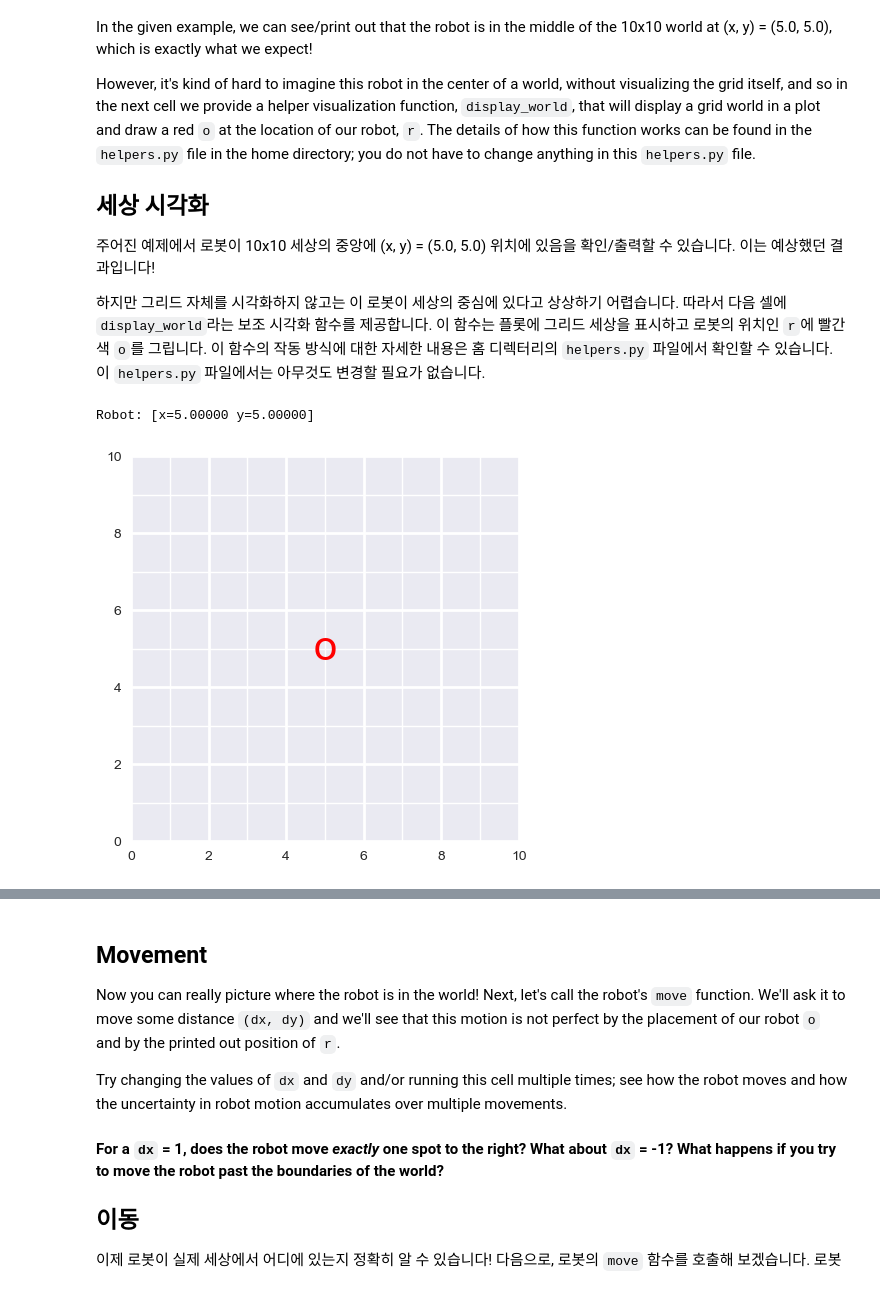
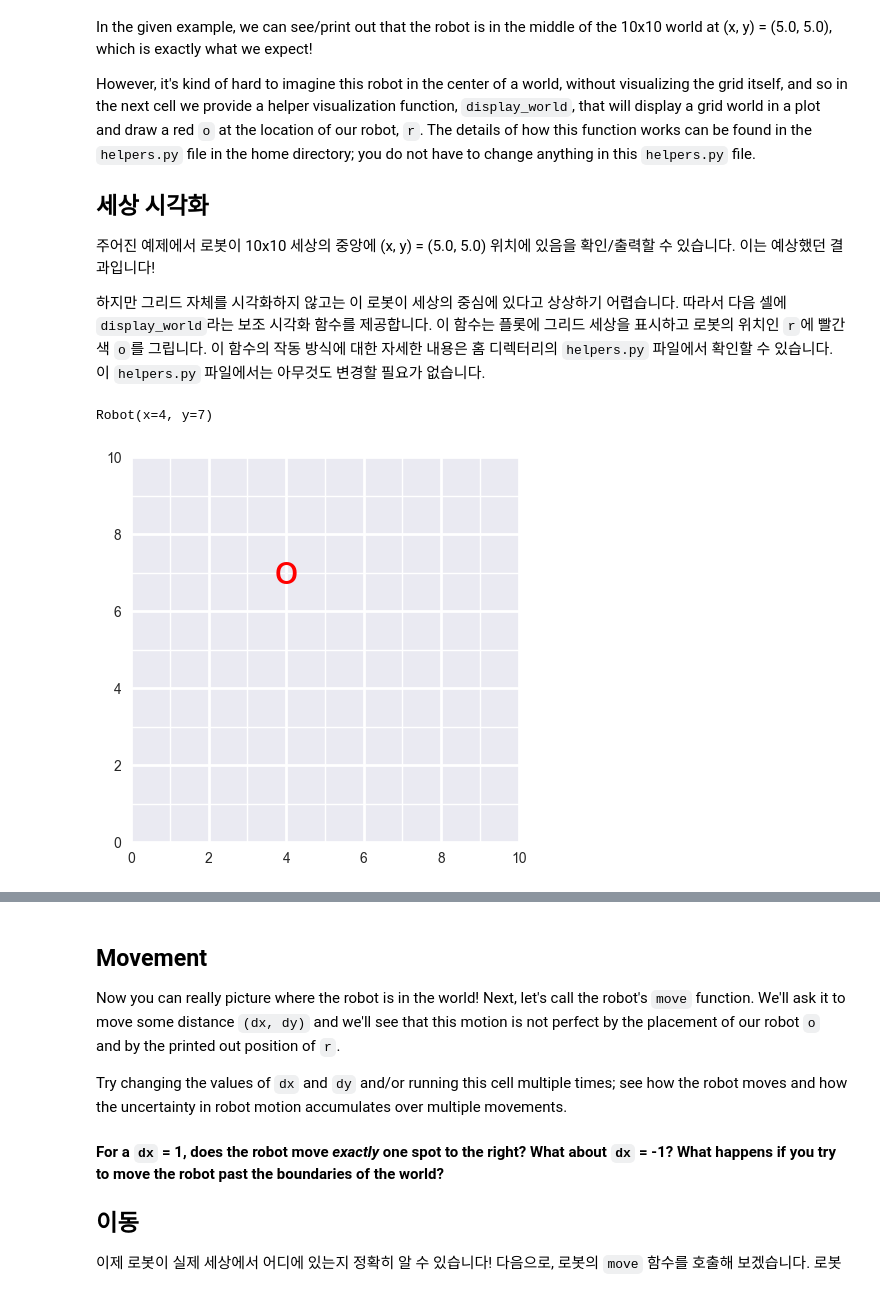
Before and after one commit to aaronkr-classroom/7-graph-slam-hongsw6534, a Jupyter notebook: P3_Implement_SLAM-master/1. Robot Moving and Sensing.ipynb, the cells around one changed output, grey strips where cells are left out. Drawn from its saved outputs; the diff is of its cells as text; code cells hidden in the pictures.

```diff
--- a/P3_Implement_SLAM-master/1. Robot Moving and Sensing.ipynb
+++ b/P3_Implement_SLAM-master/1. Robot Moving and Sensing.ipynb
@@ -164,16 +181,30 @@ However, it's kind of hard to imagine this robot in the center of a world, witho
 주어진 예제에서 로봇이 10x10 세상의 중앙에 (x, y) = (5.0, 5.0) 위치에 있음을 확인/출력할 수 있습니다. 이는 예상했던 결과입니다!
 
 하지만 그리드 자체를 시각화하지 않고는 이 로봇이 세상의 중심에 있다고 상상하기 어렵습니다. 따라서 다음 셀에 `display_world`라는 보조 시각화 함수를 제공합니다. 이 함수는 플롯에 그리드 세상을 표시하고 로봇의 위치인 `r`에 빨간색 `o`를 그립니다. 이 함수의 작동 방식에 대한 자세한 내용은 홈 디렉터리의 `helpers.py` 파일에서 확인할 수 있습니다. 이 `helpers.py` 파일에서는 아무것도 변경할 필요가 없습니다.
-# %%
-# import helper function
-from helpers import display_world
-
-# define figure size
-plt.rcParams["figure.figsize"] = (5,5)
-
-# call display_world and display the robot in it's grid world
-print(r)
-display_world(int(world_size), [r.x, r.y])
-# %% [output]
-Robot: [x=5.00000 y=5.00000]
-[figure, removed]
+# %%
+import matplotlib.pyplot as plt
+from helpers import display_world
+
+# 로봇 객체 클래스 (예시로 직접 정의)
+class Robot:
+    def __init__(self, x, y):
+        self.x = x
+        self.y = y
+    def __repr__(self):
+        return f"Robot(x={self.x}, y={self.y})"
+
+# 전제: helpers.py 파일이 같은 폴더에 있고, display_world 함수 정의됨
+
+# 설정
+world_size = 10
+r = Robot(4, 7)
+
+# 그림 크기 설정
+plt.rcParams["figure.figsize"] = (5,5)
+
+# 로봇 위치 출력 및 그리드 표시
+print(r)
+display_world(world_size, [r.x, r.y])
+# %% [output]
+Robot(x=4, y=7)
+[figure, added]
```
Also changed, not shown: parts of 10 cells of this notebook, 3 other files.
